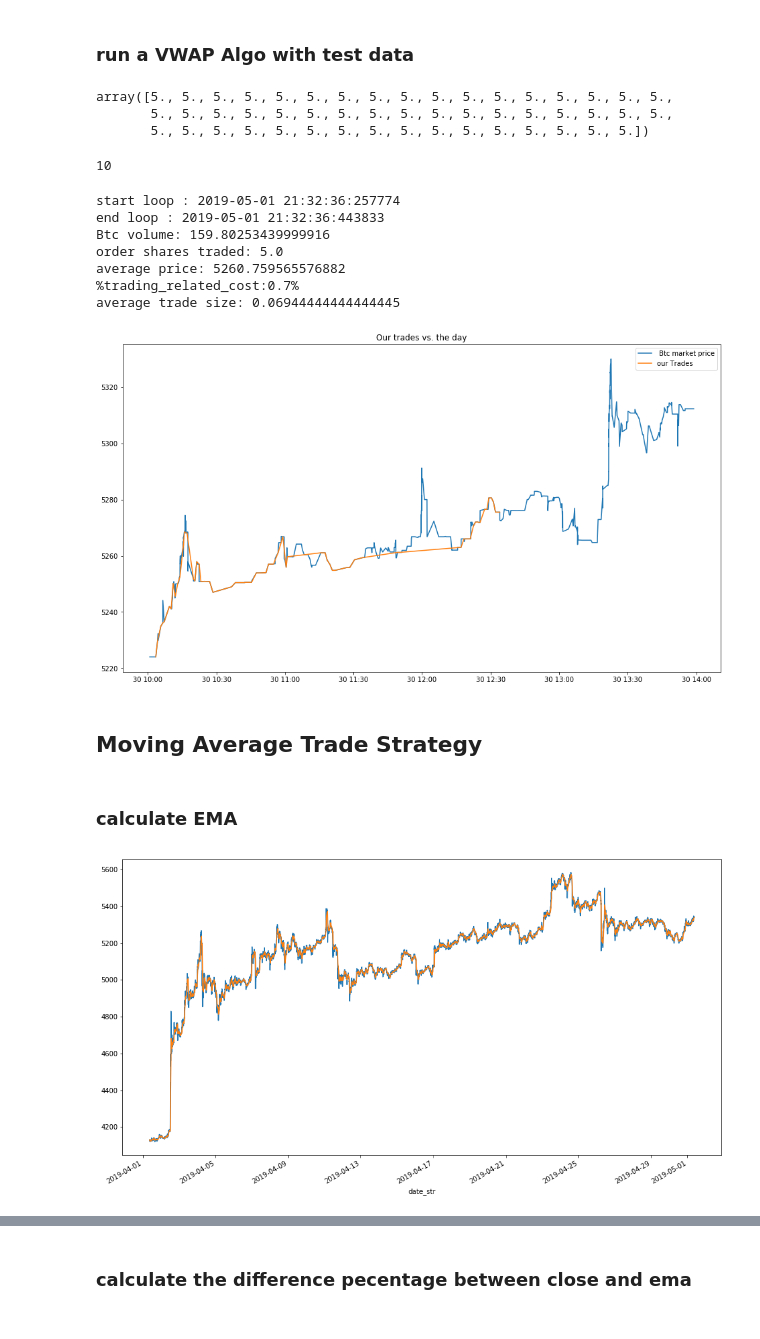
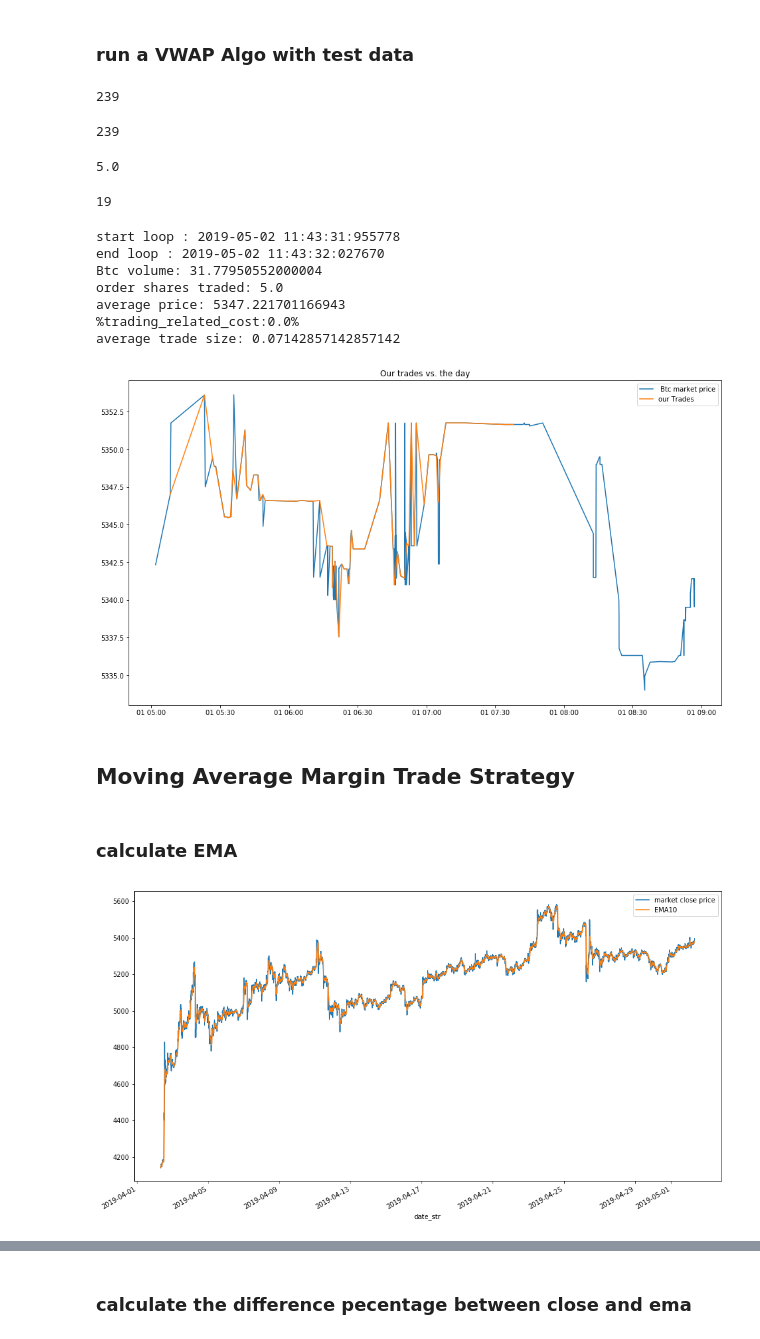
Before and after one commit to franklili3/Python-for-Finance-Engineering, a Jupyter notebook: FinalProject/Btc_EMA_strategy.ipynb, the cells around one changed output, grey strips where cells are left out. Saved outputs shown, nothing was run; the diff lists cells and outputs as text; code cells hidden in the pictures.

```diff
--- a/FinalProject/Btc_EMA_strategy.ipynb
+++ b/FinalProject/Btc_EMA_strategy.ipynb
@@ -154,3 +187,11 @@ daytrades1.head()
+# %%
+trade_start_hour2 = random.randint(0, 19)
+# %%
+datetime1 = datetime.datetime.strptime(date_s[0],'%Y-%m-%d')
+tomorrow = datetime1 + datetime.timedelta(days = + 1)
+start_time2 = str(tomorrow) + ' ' + str(trade_start_hour2) + ':00:00'
+end_time2 = str(tomorrow) + ' ' + str(trade_start_hour2 + 4) + ':00:00'
+daytrades2 = MarketTradeHist[start_time2: end_time2]
 # %%
 daytrades2.head()
 # %% [output]
@@ -163,0 +209,6 @@ daytrades2.head()
+# %%
+pydatetime2 = daytrades2.index.to_pydatetime()
+time_array = np.vectorize(lambda s: s.strftime('%H:%M:%S'))(pydatetime2 )
+time_s = pd.Series(time_array)
+start_minute2 = int(time_s[0][4])
+start_minute2
@@ -227,7 +280,7 @@ len(minute_data)
 # %%
 # add a minute bin
-# US start of date, calc in minutes
-start_of_day = 8 * 60
+# start of date, calc in minutes
+start_of_day = trade_start_hour1 * 60
 # get the time for each bin in minutes and subtract 9:30
 minute_data[ 'minute_bars' ] = ( minute_data.index.hour * 60 ) + minute_data.index.minute - start_of_day
 # %%
@@ -336,5 +390,9 @@ minute_data['close'].plot(figsize=(16,9))
 # %% [markdown]
 ### run a VWAP Algo with test data
+# %%
+len(predictions)
+# %% [output]
+239
 # %%
 # returns next minute target
 # scale the last value to ensure it converges to 1 by the end and then shift the series by back by one
@@ -349,16 +405,18 @@ order_quantity = 5
 # generate target schedule - use bins 1 - 390 giving an automatic 1 minute "look ahead"
 # note that targets have been converted to shares from percent
 order_targets = get_vwap_targets( order_quantity )
-# %%
-order_targets[190:240]
-# %% [output]
-array([5., 5., 5., 5., 5., 5., 5., 5., 5., 5., 5., 5., 5., 5., 5., 5., 5.,
-       5., 5., 5., 5., 5., 5., 5., 5., 5., 5., 5., 5., 5., 5., 5., 5., 5.,
-       5., 5., 5., 5., 5., 5., 5., 5., 5., 5., 5., 5., 5., 5., 5., 5.])
+# %%
+len(order_targets)
+# %% [output]
+239
+# %%
+order_targets[238]
+# %% [output]
+5.0
 # %%
 trade_start_hour2
 # %% [output]
-10
+19
 # %%
 # initialize some other variables
 current_bar = 1
@@ -379,7 +437,7 @@ trading_related_cost = 0
 show_time( 'start loop' )
 for index, row in daytrades2.iterrows():
     # figure out which minute we are in after the open
-    time_from_open = ( index - pd.Timedelta( hours = trade_start_hour2, minutes = 0 ) )
+    time_from_open = ( index - pd.Timedelta( hours = trade_start_hour2, minutes = start_minute2 ) )
     minutes_from_open = ( time_from_open.hour * 60 ) + time_from_open.minute
 
     last_price = row[ 'trade_price' ]
@@ -389,7 +447,7 @@ for index, row in daytrades2.iterrows():
     total_volume += last_quantity
 
     # are we in a new minute?
-    if ( minutes_from_open > current_bar ):
+    if ( minutes_from_open > current_bar ) and (current_bar < len(order_targets)):
         # we're in a new bar do new bar things here
         current_bar = minutes_from_open
         current_target = min( np.ceil( order_targets[ current_bar ] ), order_quantity )
@@ -401,45 +459,45 @@ for index, row in daytrades2.iterrows():
             trades_arr.append( ( new_trade_price, new_trade_quantity, current_bar, index ) )
 
             # update quantity remaining
             quantity_remaining = min( 0, quantity_remaining - new_trade_quantity )
             quantity_filled += new_trade_quantity
             arrival_price = trades_arr[0][0]
             trading_related_cost += new_trade_quantity * (new_trade_price - arrival_price)
 
 # looping done
 show_time( 'end loop' )
 #Now, let's look at some stats
 
 trades_df = pd.DataFrame( trades_arr, columns=[ 'trade_price', 'trade_qty', 'bar', 'time' ] )
 trades_df.index = pd.to_datetime( trades_df[ 'time' ] )
 trades_df = trades_df.drop( columns = ['time'] )
 print( 'Btc volume: ' + str( total_volume ) )
 print( 'order shares traded: ' + str( quantity_filled ) )
 avg_price = (trades_df[ 'trade_price' ] * trades_df[ 'trade_qty' ]).sum() / trades_df[ 'trade_qty' ].sum()
 trading_related_cost_pct = round(trading_related_cost / (order_quantity * arrival_price) * 100, 2)
 print( 'average price: ' + str( avg_price ) )
 print('%trading_related_cost:' + str(trading_related_cost_pct) + '%')
 print( 'average trade size: ' + str( trades_df[ 'trade_qty' ].mean() ) )
 fig, ax1 = plt.subplots( figsize = ( 16, 9 ) )
 ax1.plot( daytrades2[ 'trade_price' ], label = ' Btc market price' )
 ax1.plot( trades_df[ 'trade_price' ], label = 'our Trades' )
 plt.title( 'Our trades vs. the day' )
 plt.legend()
 plt.show()
 # %% [output]
-start loop : 2019-05-01 21:32:36:257774
-end loop : 2019-05-01 21:32:36:443833
-Btc volume: 159.80253439999916
+start loop : 2019-05-02 11:43:31:955778
+end loop : 2019-05-02 11:43:32:027670
+Btc volume: 31.77950552000004
 order shares traded: 5.0
-average price: 5260.759565576882
-%trading_related_cost:0.7%
-average trade size: 0.06944444444444445
+average price: 5347.221701166943
+%trading_related_cost:0.0%
+average trade size: 0.07142857142857142
-[figure, old version]
+[figure, new version]
 # %%
 trading_fee_pct = 0.2
 trading_cost_pct = trading_fee_pct + trading_related_cost_pct
 # %% [markdown]
-## Moving Average Trade Strategy
+## Moving Average Margin Trade Strategy
 # %% [markdown]
 ### calculate EMA
 # %%
@@ -448,8 +506,9 @@ ema = []
 for j in range(1, 20):
     ema.append(MarketChart['close'].ewm(span = 10 * j).mean())
 # %%
-MarketChart['close'].plot(figsize=(16,9))
-plt.plot(MarketChart.index, ema[0])
+MarketChart['close'].plot(figsize=(16,9), label = 'market close price')
+plt.plot(MarketChart.index, ema[0], label = 'EMA10')
+plt.legend()
 plt.show()
 # %% [output]
-[figure, old version]
+[figure, new version]
```
Also changed, not shown: parts of 59 cells of this notebook, 2 other files.
